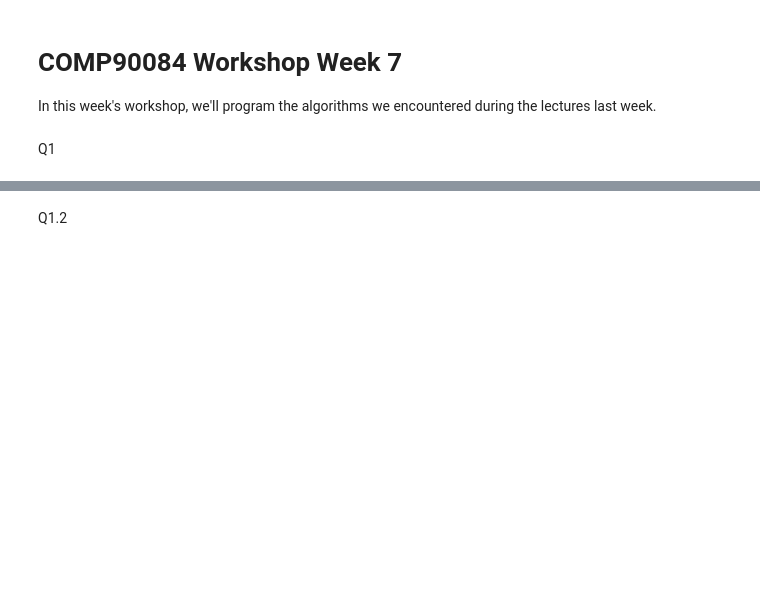
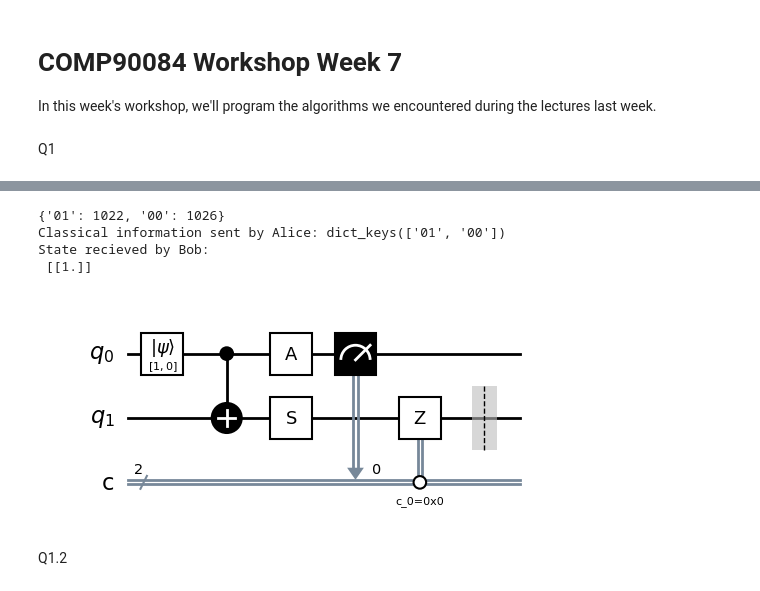
Before and after one commit to Lucifer1662/quantum, a Jupyter notebook: Assignement 1.ipynb, the cells around one changed output, grey strips where cells are left out. Drawn from its saved outputs; the diff is of its cells as text; code cells hidden in the pictures; blank space fills up the shorter version.

```diff
--- a/Assignement 1.ipynb
+++ b/Assignement 1.ipynb
@@ -51,3 +83,19 @@ qc.draw('mpl', style = "bw")
+# %%
+
+job = backend_sv.run(transpile(qc, backend_sv), shots=1)
+result = job.result()
+counts = result.get_counts(qc)
+print(counts)
+print("Classical information sent by Alice:", counts.keys())
+bob_state = partial_trace(result.get_statevector(), [0,1]) # snapshot in qiskit keeps all the qubits, need to trace out the measured ones
+print("State recieved by Bob:\n",np.real_if_close(bob_state.data))
+qc.draw('mpl',style="bw", scale = 1)
+# %% [output]
+{'01': 1022, '00': 1026}
+Classical information sent by Alice: dict_keys(['01', '00'])
+State recieved by Bob:
+ [[1.]]
+[figure, added]
 # %% [markdown]
 Q1.2
 # %% [markdown]
```
Also changed, not shown: parts of 2 cells of this notebook, 4 other files.
